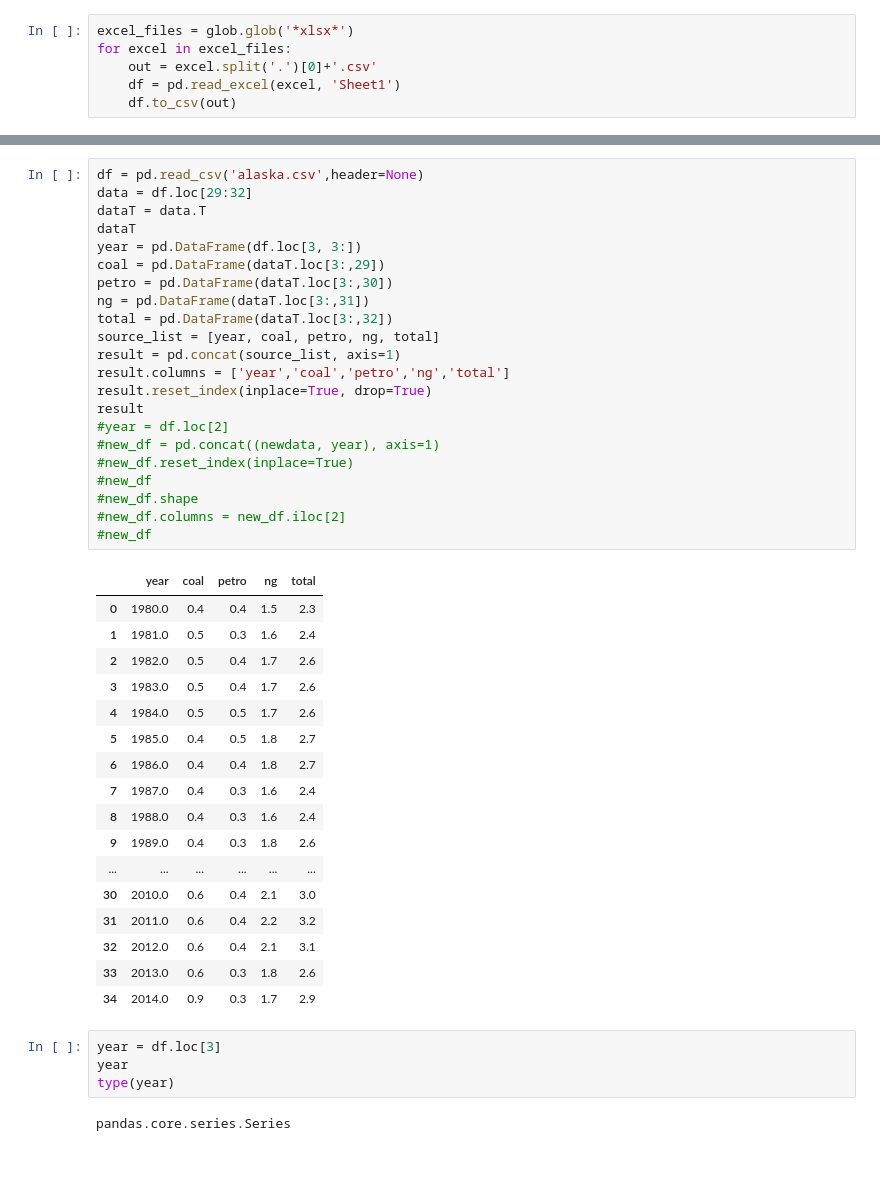
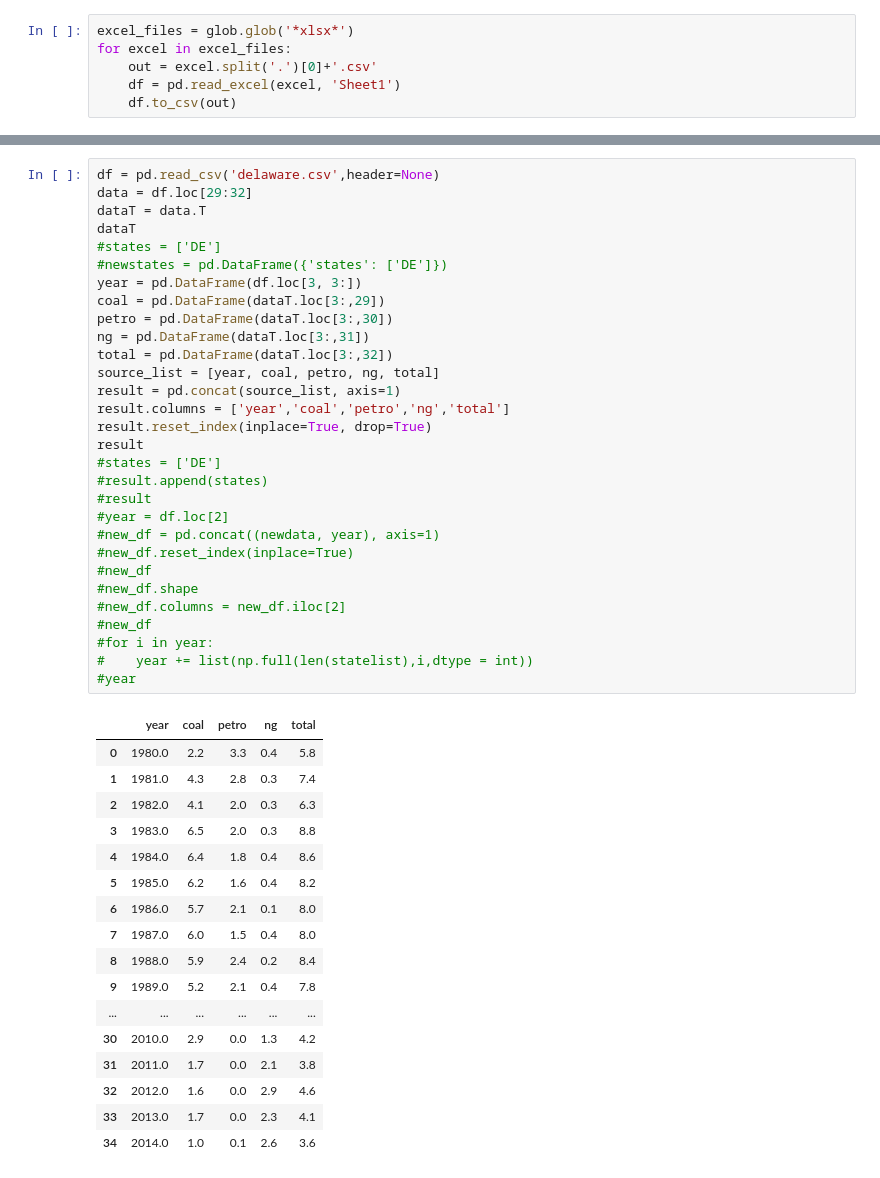
Before and after one commit to tydpan/EASE-Project, a Jupyter notebook: Original_Data/Carbon_dioxide_emission/Carbon_dioxide_emission.ipynb, the cells around one changed output, grey strips where cells are left out. Saved outputs shown, nothing was run; the diff lists cells and outputs as text.

```diff
--- a/Original_Data/Carbon_dioxide_emission/Carbon_dioxide_emission.ipynb
+++ b/Original_Data/Carbon_dioxide_emission/Carbon_dioxide_emission.ipynb
@@ -60,47 +36,49 @@ df
 41 rows × 38 columns
 # %%
-df = pd.read_csv('alaska.csv',header=None)
+df = pd.read_csv('delaware.csv',header=None)
 data = df.loc[29:32]
 dataT = data.T
 dataT
+#states = ['DE']
+#newstates = pd.DataFrame({'states': ['DE']})
 year = pd.DataFrame(df.loc[3, 3:])
 coal = pd.DataFrame(dataT.loc[3:,29])
 petro = pd.DataFrame(dataT.loc[3:,30])
 ng = pd.DataFrame(dataT.loc[3:,31])
 total = pd.DataFrame(dataT.loc[3:,32])
 source_list = [year, coal, petro, ng, total]
 result = pd.concat(source_list, axis=1)
 result.columns = ['year','coal','petro','ng','total']
 result.reset_index(inplace=True, drop=True)
 result
+#states = ['DE']
+#result.append(states)
+#result
 #year = df.loc[2]
 #new_df = pd.concat((newdata, year), axis=1)
 #new_df.reset_index(inplace=True)
 #new_df
 #new_df.shape
 #new_df.columns = new_df.iloc[2]
 #new_df
+#for i in year:
+#    year += list(np.full(len(statelist),i,dtype = int))
+#year
 # %% [output]
 |  | year | coal | petro | ng | total |
-| 0 | 1980.0 | 0.4 | 0.4 | 1.5 | 2.3 |
-| 1 | 1981.0 | 0.5 | 0.3 | 1.6 | 2.4 |
-| 2 | 1982.0 | 0.5 | 0.4 | 1.7 | 2.6 |
-| 3 | 1983.0 | 0.5 | 0.4 | 1.7 | 2.6 |
-| 4 | 1984.0 | 0.5 | 0.5 | 1.7 | 2.6 |
-| 5 | 1985.0 | 0.4 | 0.5 | 1.8 | 2.7 |
-| 6 | 1986.0 | 0.4 | 0.4 | 1.8 | 2.7 |
-| 7 | 1987.0 | 0.4 | 0.3 | 1.6 | 2.4 |
-| 8 | 1988.0 | 0.4 | 0.3 | 1.6 | 2.4 |
-| 9 | 1989.0 | 0.4 | 0.3 | 1.8 | 2.6 |
+| 0 | 1980.0 | 2.2 | 3.3 | 0.4 | 5.8 |
+| 1 | 1981.0 | 4.3 | 2.8 | 0.3 | 7.4 |
+| 2 | 1982.0 | 4.1 | 2.0 | 0.3 | 6.3 |
+| 3 | 1983.0 | 6.5 | 2.0 | 0.3 | 8.8 |
+| 4 | 1984.0 | 6.4 | 1.8 | 0.4 | 8.6 |
+| 5 | 1985.0 | 6.2 | 1.6 | 0.4 | 8.2 |
+| 6 | 1986.0 | 5.7 | 2.1 | 0.1 | 8.0 |
+| 7 | 1987.0 | 6.0 | 1.5 | 0.4 | 8.0 |
+| 8 | 1988.0 | 5.9 | 2.4 | 0.2 | 8.4 |
+| 9 | 1989.0 | 5.2 | 2.1 | 0.4 | 7.8 |
 | ... | ... | ... | ... | ... | ... |
-| 30 | 2010.0 | 0.6 | 0.4 | 2.1 | 3.0 |
-| 31 | 2011.0 | 0.6 | 0.4 | 2.2 | 3.2 |
-| 32 | 2012.0 | 0.6 | 0.4 | 2.1 | 3.1 |
-| 33 | 2013.0 | 0.6 | 0.3 | 1.8 | 2.6 |
-| 34 | 2014.0 | 0.9 | 0.3 | 1.7 | 2.9 |
+| 30 | 2010.0 | 2.9 | 0.0 | 1.3 | 4.2 |
+| 31 | 2011.0 | 1.7 | 0.0 | 2.1 | 3.8 |
+| 32 | 2012.0 | 1.6 | 0.0 | 2.9 | 4.6 |
+| 33 | 2013.0 | 1.7 | 0.0 | 2.3 | 4.1 |
+| 34 | 2014.0 | 1.0 | 0.1 | 2.6 | 3.6 |
-# %%
-year = df.loc[3]
-year
-type(year)
-# %% [output]
-pandas.core.series.Series
```
Also changed, not shown: parts of 13 cells of this notebook.
